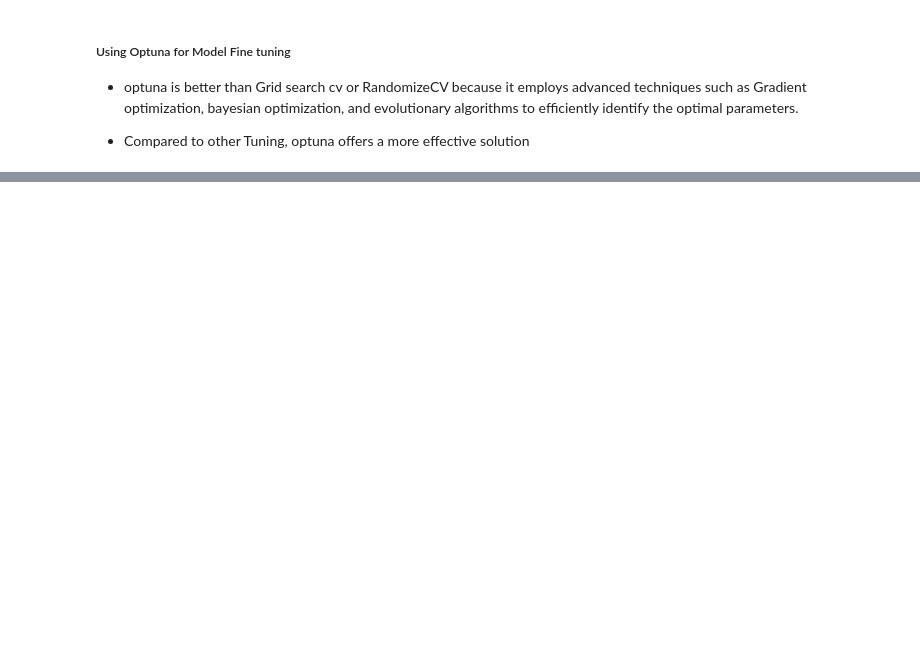
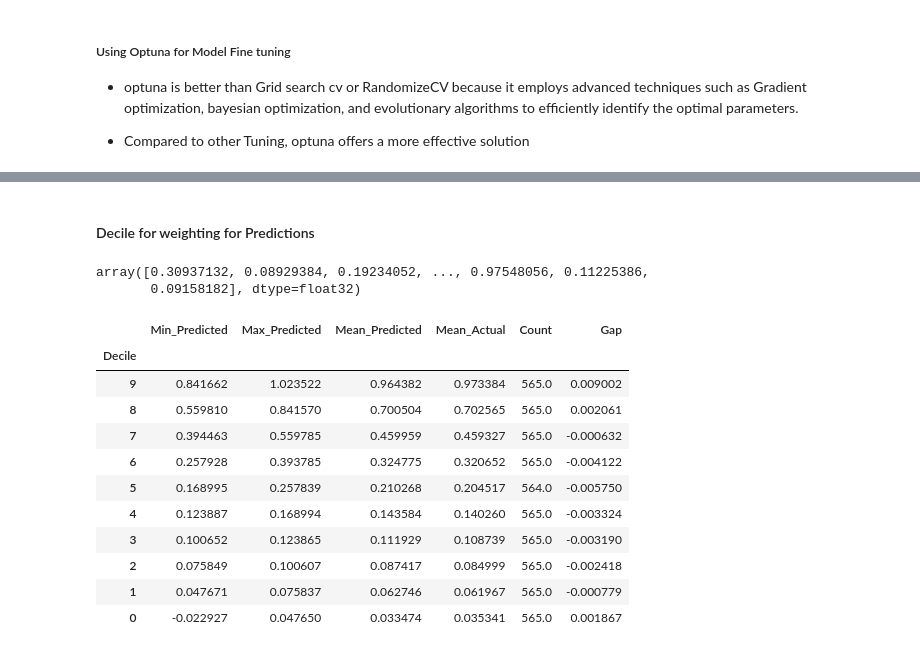
Before and after one commit to Bravinkindi9/Crop-yield-Prediction, a Jupyter notebook: model_train.ipynb, the cells around one changed output, grey strips where cells are left out. Drawn from its saved outputs; the diff is of its cells as text; code cells hidden in the pictures; blank space fills up the shorter version.

```diff
--- a/model_train.ipynb
+++ b/model_train.ipynb
@@ -637,0 +808,44 @@ print("Test R2 Score:", r2_score(y_test, y_pred))
+# %% [markdown]
+#### Decile for weighting for Predictions
+# %%
+# Use predictions from your best regression model
+y_pred = best_model_xgb.predict(X_test)
+y_pred
+# %% [output]
+array([0.30937132, 0.08929384, 0.19234052, ..., 0.97548056, 0.11225386,
+       0.09158182], dtype=float32)
+# %%
+# Build evaluation dataframe
+df_eval = pd.DataFrame({
+    'Actual_Yield': y_test,
+    'Predicted_Yield': y_pred
+})
+
+# Create deciles based on predicted yield
+df_eval['Decile'] = pd.qcut(df_eval['Predicted_Yield'], 10, labels=False, duplicates='drop')
+
+# Calculate metrics per decile
+df_decile = df_eval.groupby('Decile').apply(lambda x: pd.Series({
+    'Min_Predicted': x['Predicted_Yield'].min(),
+    'Max_Predicted': x['Predicted_Yield'].max(),
+    'Mean_Predicted': x['Predicted_Yield'].mean(),
+    'Mean_Actual': x['Actual_Yield'].mean(),
+    'Count': len(x),
+    'Gap': x['Actual_Yield'].mean() - x['Predicted_Yield'].mean()
+}))
+
+df_decile = df_decile.sort_index(ascending=False)
+df_decile
+# %% [output]
+|  | Min_Predicted | Max_Predicted | Mean_Predicted | Mean_Actual | Count | Gap |
+| Decile |  |  |  |  |  |  |
+| 9 | 0.841662 | 1.023522 | 0.964382 | 0.973384 | 565.0 | 0.009002 |
+| 8 | 0.559810 | 0.841570 | 0.700504 | 0.702565 | 565.0 | 0.002061 |
+| 7 | 0.394463 | 0.559785 | 0.459959 | 0.459327 | 565.0 | -0.000632 |
+| 6 | 0.257928 | 0.393785 | 0.324775 | 0.320652 | 565.0 | -0.004122 |
+| 5 | 0.168995 | 0.257839 | 0.210268 | 0.204517 | 564.0 | -0.005750 |
+| 4 | 0.123887 | 0.168994 | 0.143584 | 0.140260 | 565.0 | -0.003324 |
+| 3 | 0.100652 | 0.123865 | 0.111929 | 0.108739 | 565.0 | -0.003190 |
+| 2 | 0.075849 | 0.100607 | 0.087417 | 0.084999 | 565.0 | -0.002418 |
+| 1 | 0.047671 | 0.075837 | 0.062746 | 0.061967 | 565.0 | -0.000779 |
+| 0 | -0.022927 | 0.047650 | 0.033474 | 0.035341 | 565.0 | 0.001867 |
```
Also changed, not shown: parts of 15 cells of this notebook, 21 other files.
